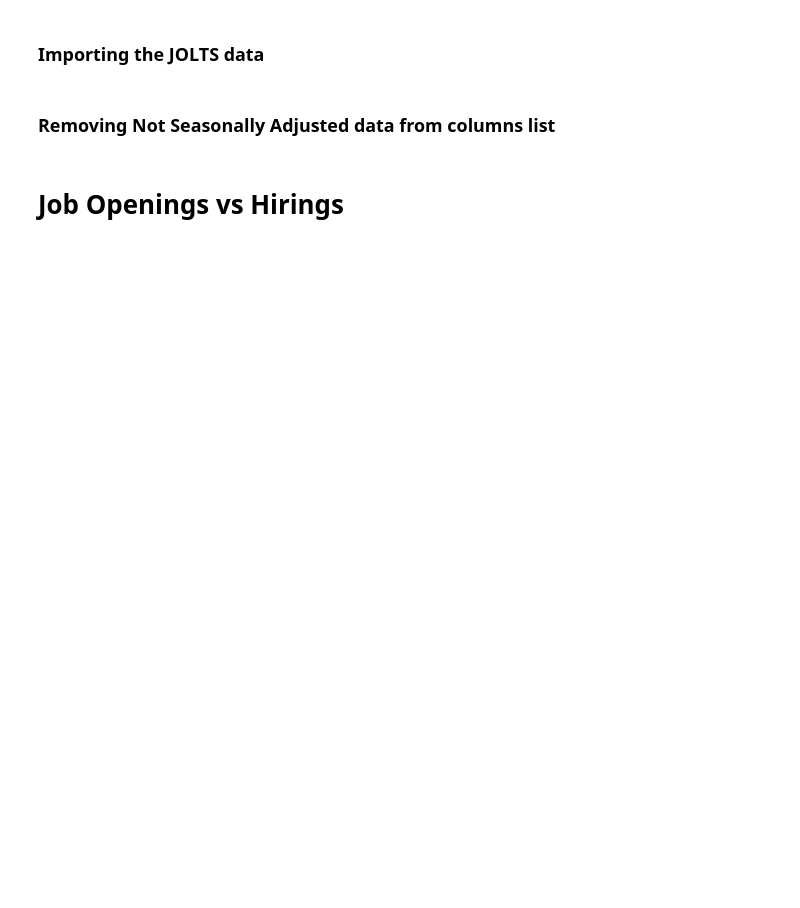
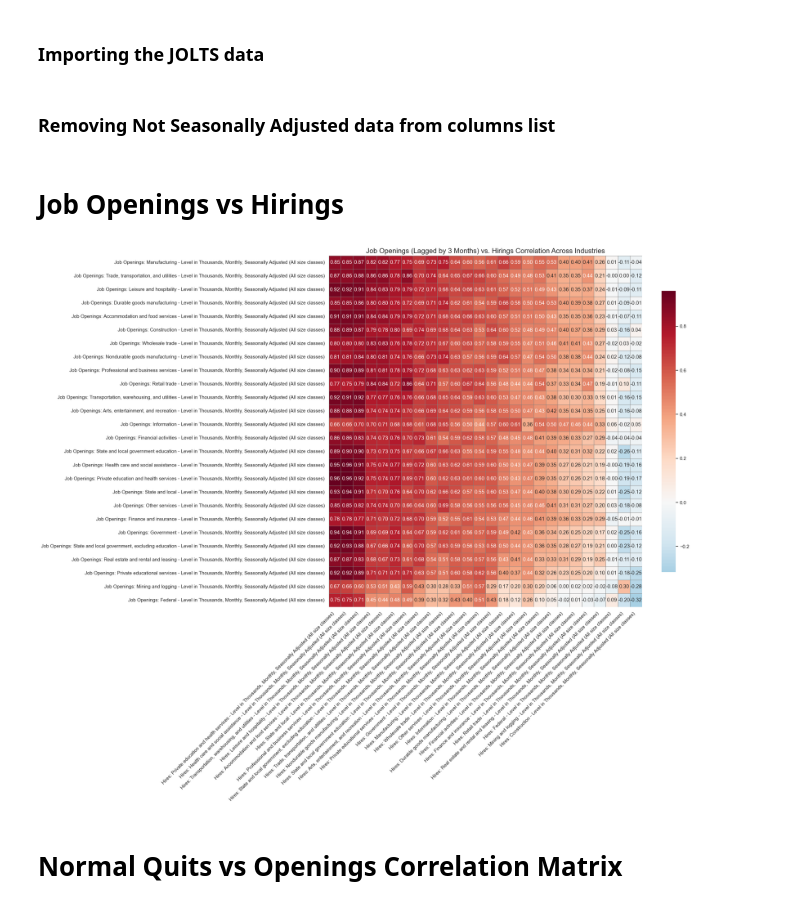
Before and after one commit to Sameer-Sethuram/SwYtch-Team-Monkey, a Jupyter notebook: JOLTS_eda_2.ipynb, the cells around one changed output. Drawn from its saved outputs; the diff is of its cells as text; code cells hidden in the pictures; blank space fills up the shorter version.

Commit message:
Finally got VSCode to work, so here are some correlation matrices that I'm working on

```diff
--- a/JOLTS_eda_2.ipynb
+++ b/JOLTS_eda_2.ipynb
@@ -12,6 +12,8 @@ jolts_annual_sums = pd.read_csv('jolts_yearly_sums.csv')
 # %% [markdown]
 ### Removing Not Seasonally Adjusted data from columns list
 # %%
+data_elements = ['Hires', 'Separations', 'Quits', 'Layoffs and Discharges', 'Other Separations', 'Total Nonfarm', 'Job Openings']
+
 count_columns_by_element = {element: [col for col in jolts_counts.columns if element in col and not 'Not Seasonally Adjusted' in col] for element in data_elements}
 
 percent_columns_by_element = {element: [col for col in jolts_percents.columns if element in col and not 'Not Seasonally Adjusted' in col] for element in data_elements}
@@ -42,31 +44,35 @@ lag_months = 3
 # Shifting by +k aligns the JO data from t-k with the H data at t
 job_openings_lagged_df = job_openings_df.shift(lag_months)
 
 # Initialize the cross-correlation matrix
 cross_corr_matrix_jo_hires = pd.DataFrame(index=job_openings_df.columns, columns=hiring_df.columns)
 
 for jo_col in job_openings_df.columns:
     for h_col in hiring_df.columns:
         # Correlate the *shifted* Job Openings series with the *current* Hiring series
         correlation = job_openings_lagged_df[jo_col].corr(hiring_df[h_col])
         cross_corr_matrix_jo_hires.loc[jo_col, h_col] = correlation
 
 # Convert the DataFrame to float
 cross_corr_matrix_jo_hires = cross_corr_matrix_jo_hires.astype(float)
 
 # --- The rest of your plotting code (remains the same) ---
 
 # Sort rows and columns by average correlation
 sorted_index_jo = cross_corr_matrix_jo_hires.mean(axis=1).sort_values(ascending=False).index
 sorted_columns_jo = cross_corr_matrix_jo_hires.mean(axis=0).sort_values(ascending=False).index
 cross_corr_matrix_jo_hires = cross_corr_matrix_jo_hires.loc[sorted_index_jo, sorted_columns_jo]
 
 # Plot the heatmap
 sns.set(style="whitegrid")
-plt.figure(figsize=(16, 12))
+plt.figure(figsize=(22, 18))
 sns.heatmap(cross_corr_matrix_jo_hires, annot=True, fmt=".2f", cmap='RdBu_r', center=0, linewidths=0.5, linecolor='gray', cbar_kws={"shrink": 0.8})
 plt.title(f'Job Openings (Lagged by {lag_months} Months) vs. Hirings Correlation Across Industries', fontsize=16)
 plt.xticks(rotation=45, ha='right')
 plt.yticks(rotation=0)
 plt.tight_layout()
 plt.show()
+# %% [output]
+[figure, added]
+# %% [markdown]
+# Normal Quits vs Openings Correlation Matrix
```
Also changed, not shown: parts of 2 cells of this notebook, 1 other file.
